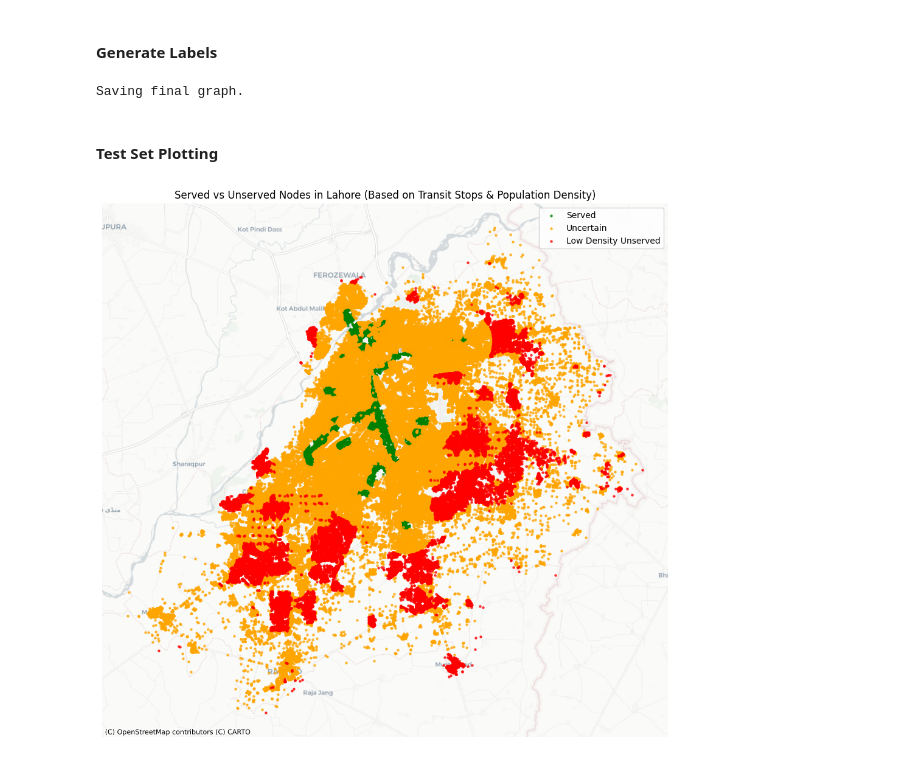
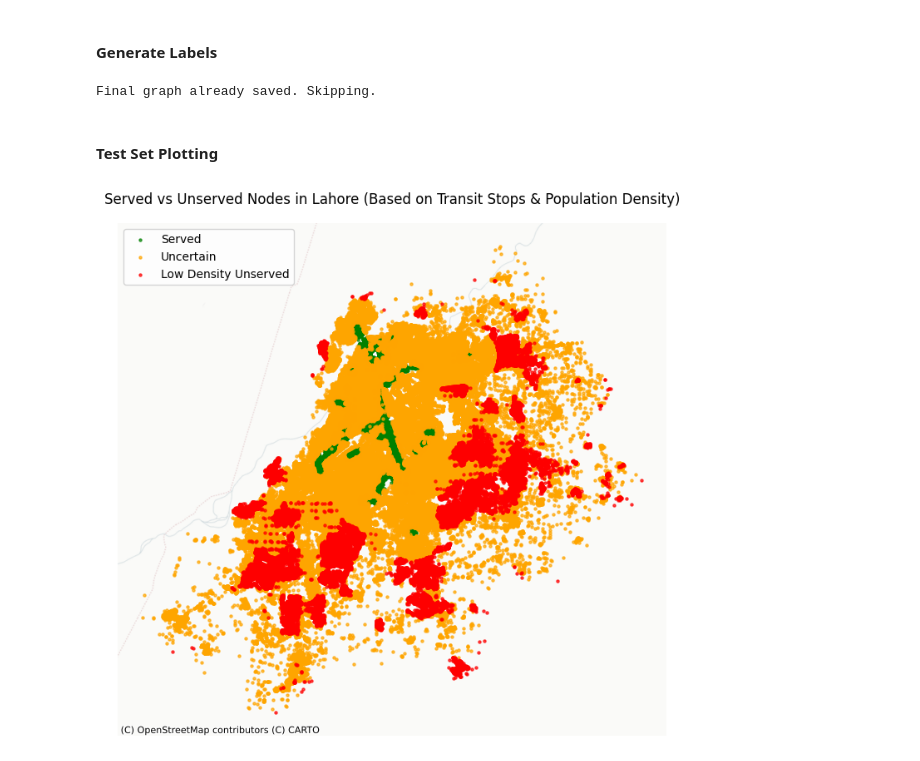
Before and after one commit to masroof-maindak/naqsha-e-safar, a Jupyter notebook: src/community-detection.ipynb, the cells around one changed output. Saved outputs shown, nothing was run; the diff lists cells and outputs as text; code cells hidden in the pictures.

```diff
--- a/src/community-detection.ipynb
+++ b/src/community-detection.ipynb
@@ -141,8 +141,10 @@ if not os.path.exists(FINAL_GRAPH_PATH):
     print("Saving final graph.")
     with open(FINAL_GRAPH_PATH, "wb") as f:
         pickle.dump(UG, f)
+else:
+    print("Final graph already saved. Skipping.")
 # %% [output]
-Saving final graph.
+Final graph already saved. Skipping.
 # %% [markdown]
 #### Test Set Plotting
 # %%
@@ -158,16 +160,10 @@ for n in UG.nodes():
     x, y = get_attr(n, "x"), get_attr(n, "y")
     if x is None or y is None:
         continue
-
-    label = UG.nodes[n].get("label")
-
-    if label == 1:
-        status = "served"
-    elif label == 0:
-        status = "low_density_unserved"
-    else:
-        status = "uncertain"
-
+    lbl = UG.nodes[n].get("label")
+    status = (
+        "served" if lbl == 1 else "low_density_unserved" if lbl == 0 else "uncertain"
+    )
     node_records.append(
         {
             "geometry": Point(x, y),
@@ -175,38 +171,33 @@ for n in UG.nodes():
             "distance_to_station": get_attr(n, "distance_to_nearest_stop"),
             "served_status": status,
         }
     )
 
-utm_crs = "EPSG:32643"  # UTM zone 43N for Lahore
-gdf_nodes = gpd.GeoDataFrame(node_records, crs=utm_crs)
+gdf_nodes = gpd.GeoDataFrame(node_records)
 
-gdf_nodes = gdf_nodes.to_crs(epsg=3857)
-
-fig, ax = plt.subplots(figsize=(12, 12))
-
+fig, ax = plt.subplots(figsize=(10, 8))
 colors = {
     "served": "green",
     "uncertain": "orange",
     "low_density_unserved": "red",
 }
 
 for status, color in colors.items():
     gdf_nodes[gdf_nodes["served_status"] == status].plot(
         ax=ax,
         color=color,
         markersize=5,
         alpha=0.7,
         label=status.replace("_", " ").title(),
     )
 
-
 ctx.add_basemap(ax, source=ctx.providers.CartoDB.Positron)  # type: ignore
 
 ax.set_title(
     "Served vs Unserved Nodes in Lahore (Based on Transit Stops & Population Density)"
 )
 ax.set_axis_off()
 plt.legend()
 plt.show()
 # %% [output]
-[figure, old version]
+[figure, new version]
```
